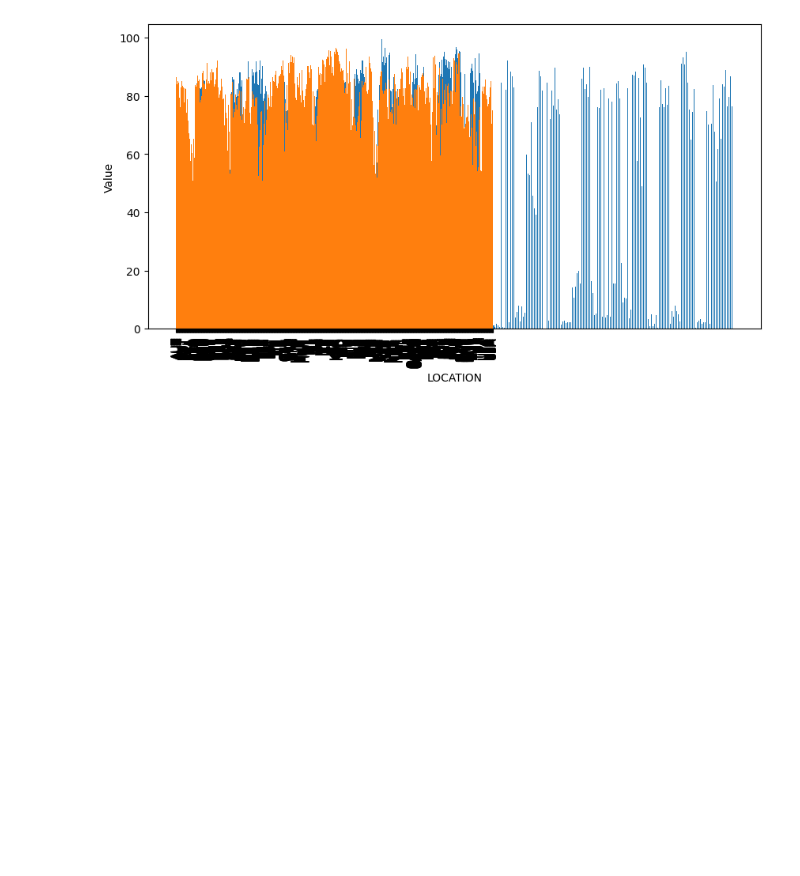
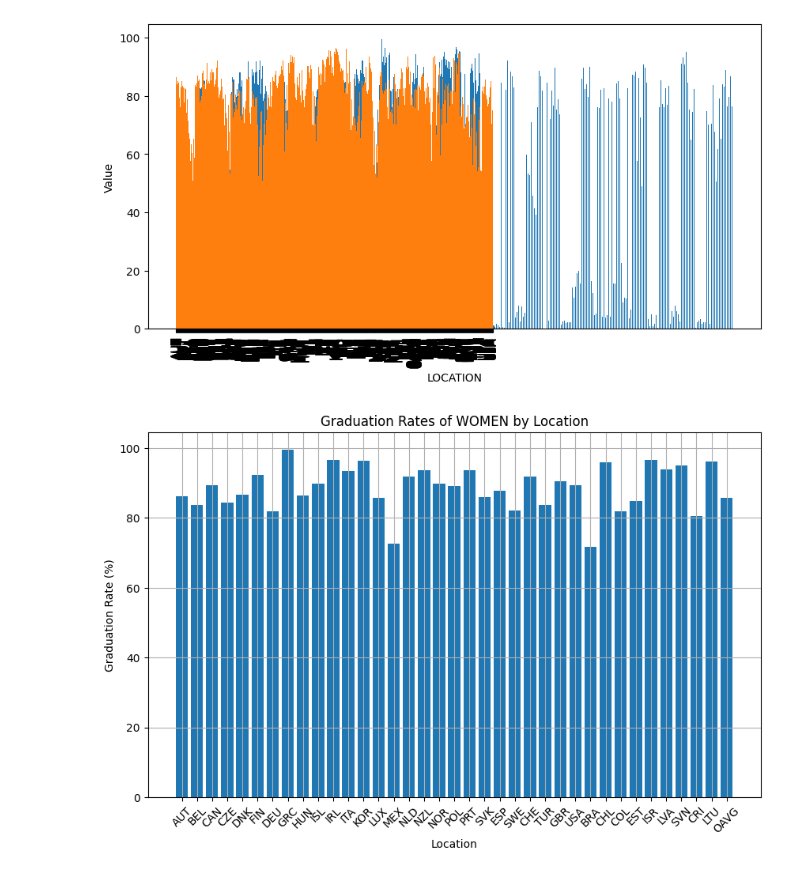
Before and after one commit to Zahraa-Tanana/Data_project, a Jupyter notebook: data_introduction/panda.ipynb, the cells around one changed output. Drawn from its saved outputs; the diff is of its cells as text; code cells hidden in the pictures; blank space fills up the shorter version.

```diff
--- a/data_introduction/panda.ipynb
+++ b/data_introduction/panda.ipynb
@@ -125,3 +125,25 @@ plt.xticks(range(len(filtered_data_sorted['LOCATION'])), filtered_data_sorted['L
   Text(999, 0, 'USA'),
   ...])
 [figure]
+# %%
+# plt.figure(figsize=(10, 6))
+# Secondary_completion_rates[Secondary_completion_rates=="UPPSRY_WOMEN"].plot()
+# filtered_Secondary_completion_rates = Secondary_completion_rates[Secondary_completion_rates['SUBJECT'] == 'UPPSRY_WOMEN']
+# plt.title('Graduation Rates of WOMEN by Location')
+# plt.xlabel('Year')
+# plt.ylabel('Graduation Rate (%)')
+# plt.xticks(filtered_Secondary_completion_rates['LOCATION'])
+# plt.grid(True)
+# plt.show()
+
+filtered_Secondary_completion_rates = Secondary_completion_rates[Secondary_completion_rates['SUBJECT'] == 'UPPSRY_WOMEN']
+plt.figure(figsize=(10, 6))
+plt.bar(filtered_Secondary_completion_rates['LOCATION'], filtered_Secondary_completion_rates['Value'])
+plt.title('Graduation Rates of WOMEN by Location')
+plt.xlabel('Location')
+plt.ylabel('Graduation Rate (%)')
+plt.xticks(rotation=45)
+plt.grid(True)
+plt.show()
+# %% [output]
+[figure, added]
```
Also changed, not shown: parts of 1 cell of this notebook.
